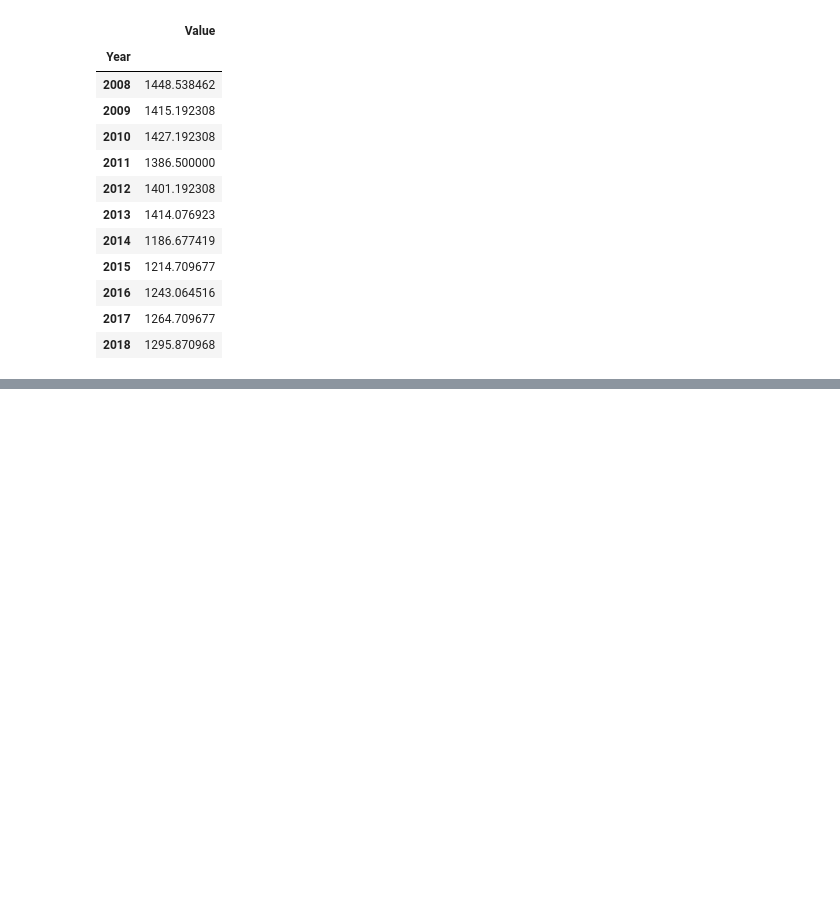
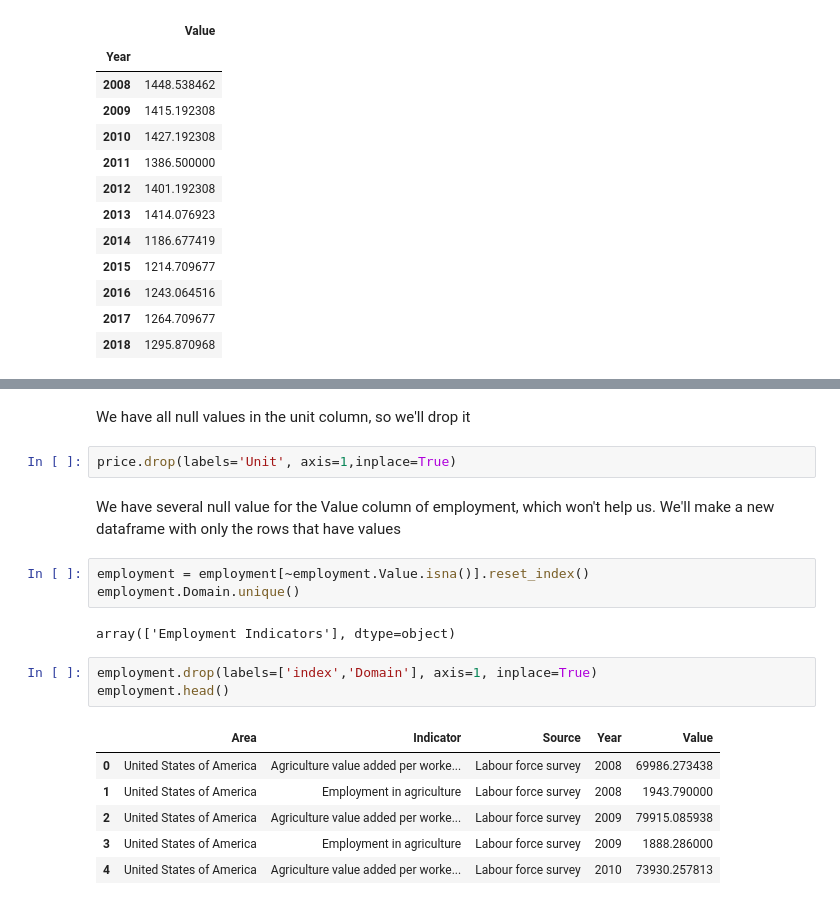
Before and after one commit to arielletannin/Predictors-of-Meat-Consumption, a Jupyter notebook: [Capstone1] Data Wrangling.ipynb, the cells around one changed output, grey strips where cells are left out. Saved outputs shown, nothing was run; the diff lists cells and outputs as text; blank space fills up the shorter version.

```diff
--- a/[Capstone1] Data Wrangling.ipynb
+++ b/[Capstone1] Data Wrangling.ipynb
@@ -161,0 +192,21 @@ fao_all.set_index('Year').groupby(['Year','Item']).sum()
+# %% [markdown]
+We have all null values in the unit column, so we'll drop it
+# %%
+price.drop(labels='Unit', axis=1,inplace=True)
+# %% [markdown]
+We have several null value for the Value column of employment, which won't help us. We'll make a new dataframe with only the rows that have values
+# %%
+employment = employment[~employment.Value.isna()].reset_index()
+employment.Domain.unique()
+# %% [output]
+array(['Employment Indicators'], dtype=object)
+# %%
+employment.drop(labels=['index','Domain'], axis=1, inplace=True)
+employment.head()
+# %% [output]
+|  | Area | Indicator | Source | Year | Value |
+| 0 | United States of America | Agriculture value added per worke... | Labour force survey | 2008 | 69986.273438 |
+| 1 | United States of America | Employment in agriculture | Labour force survey | 2008 | 1943.790000 |
+| 2 | United States of America | Agriculture value added per worke... | Labour force survey | 2009 | 79915.085938 |
+| 3 | United States of America | Employment in agriculture | Labour force survey | 2009 | 1888.286000 |
+| 4 | United States of America | Agriculture value added per worke... | Labour force survey | 2010 | 73930.257813 |
```
Also changed, not shown: parts of 6 cells of this notebook, 3 other files.
